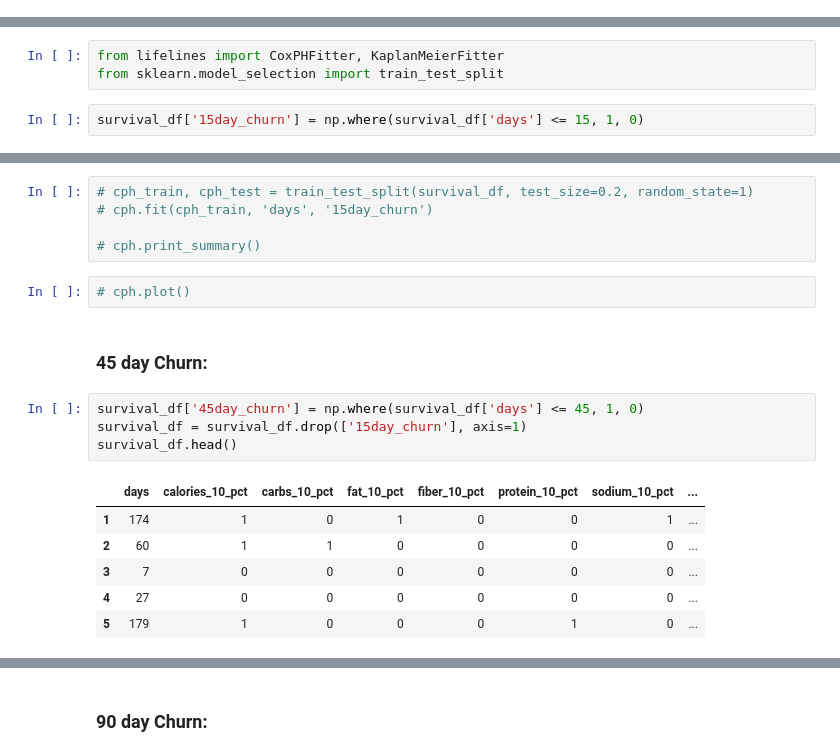
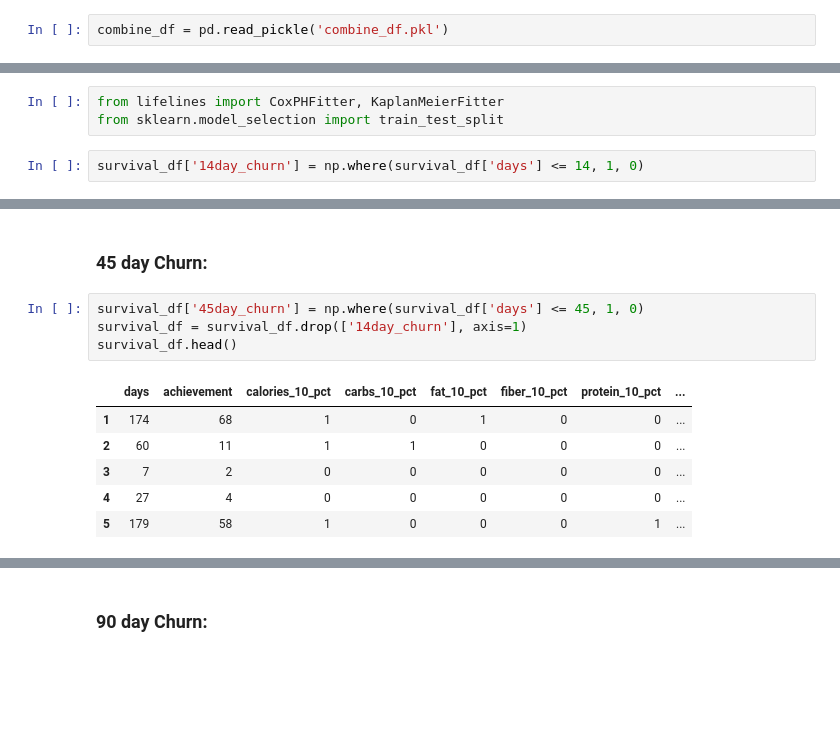
Before and after one commit to rokaandy/mfp-nutrition-survival-analysis, a Jupyter notebook: nutrition.ipynb, the cells around one changed output, grey strips where cells are left out. Drawn from its saved outputs; the diff is of its cells as text; blank space fills up the shorter version.

```diff
--- a/nutrition.ipynb
+++ b/nutrition.ipynb
@@ -205,3 +281,5 @@ combine_df.head()
+# %%
+combine_df = pd.read_pickle('combine_df.pkl')
 # %%
 nutrients = ['calories','carbs','fat','fiber','protein','sodium','sugar']
 
@@ -230,7 +308,7 @@ survival_df.head()
 from lifelines import CoxPHFitter, KaplanMeierFitter
 from sklearn.model_selection import train_test_split
 # %%
-survival_df['15day_churn'] = np.where(survival_df['days'] <= 15, 1, 0)
+survival_df['14day_churn'] = np.where(survival_df['days'] <= 14, 1, 0)
 # %%
 survival_df.head()
 # %% [output]
@@ -278,23 +353,16 @@ cph.plot_covariate_groups('sodium_10_pct', [0, 2, 4, 8], cmap='coolwarm')
-# %%
-# cph_train, cph_test = train_test_split(survival_df, test_size=0.2, random_state=1)
-# cph.fit(cph_train, 'days', '15day_churn')
-
-# cph.print_summary()
-# %%
-# cph.plot()
 # %% [markdown]
 ### 45 day Churn:
 # %%
 survival_df['45day_churn'] = np.where(survival_df['days'] <= 45, 1, 0)
-survival_df = survival_df.drop(['15day_churn'], axis=1)
+survival_df = survival_df.drop(['14day_churn'], axis=1)
 survival_df.head()
 # %% [output]
-|  | days | calories_10_pct | carbs_10_pct | fat_10_pct | fiber_10_pct | protein_10_pct | sodium_10_pct | ... |
-| 1 | 174 | 1 | 0 | 1 | 0 | 0 | 1 | ... |
-| 2 | 60 | 1 | 1 | 0 | 0 | 0 | 0 | ... |
-| 3 | 7 | 0 | 0 | 0 | 0 | 0 | 0 | ... |
-| 4 | 27 | 0 | 0 | 0 | 0 | 0 | 0 | ... |
-| 5 | 179 | 1 | 0 | 0 | 0 | 1 | 0 | ... |
+|  | days | achievement | calories_10_pct | carbs_10_pct | fat_10_pct | fiber_10_pct | protein_10_pct | ... |
+| 1 | 174 | 68 | 1 | 0 | 1 | 0 | 0 | ... |
+| 2 | 60 | 11 | 1 | 1 | 0 | 0 | 0 | ... |
+| 3 | 7 | 2 | 0 | 0 | 0 | 0 | 0 | ... |
+| 4 | 27 | 4 | 0 | 0 | 0 | 0 | 0 | ... |
+| 5 | 179 | 58 | 1 | 0 | 0 | 0 | 1 | ... |
 # %%
 fortyfive_days = cph.fit(survival_df, duration_col='days', event_col='45day_churn')
 fortyfive_days.print_summary()
```
Also changed, not shown: parts of 30 cells of this notebook, 1 other file.
